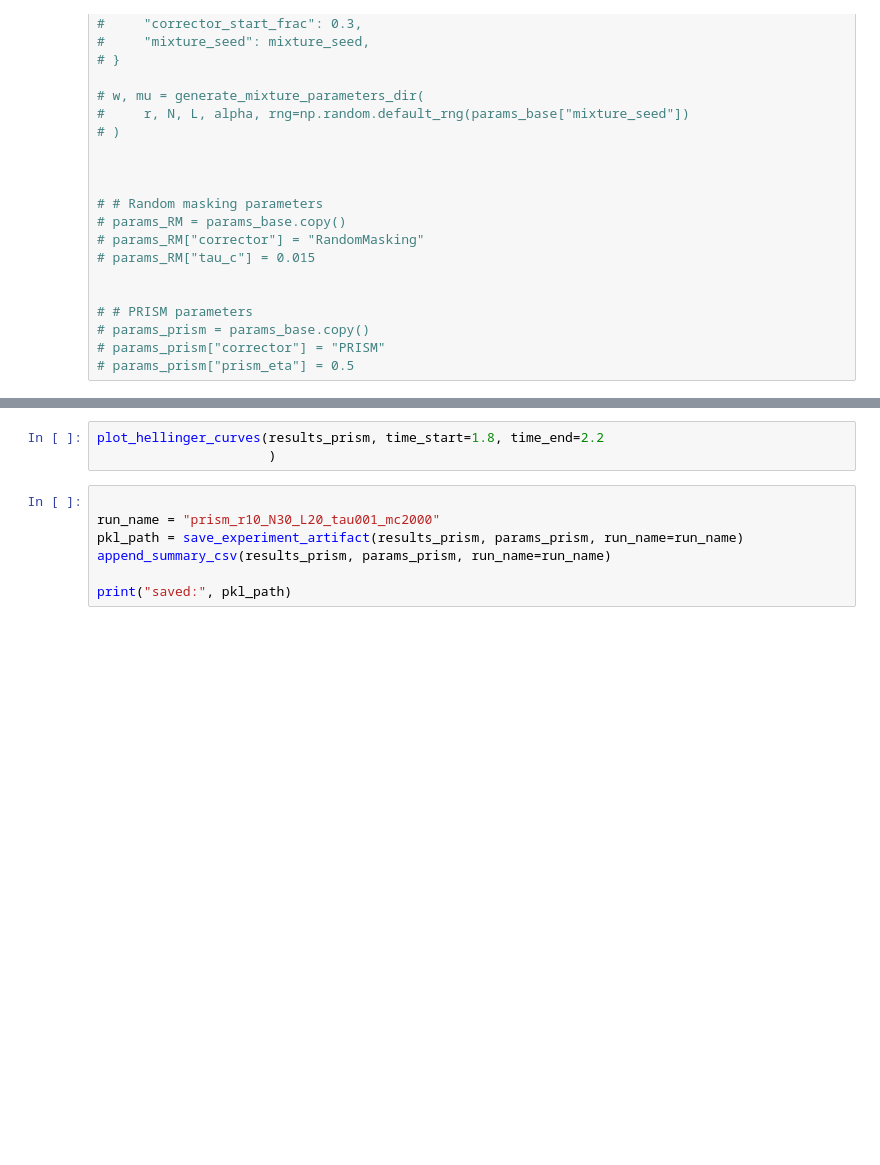
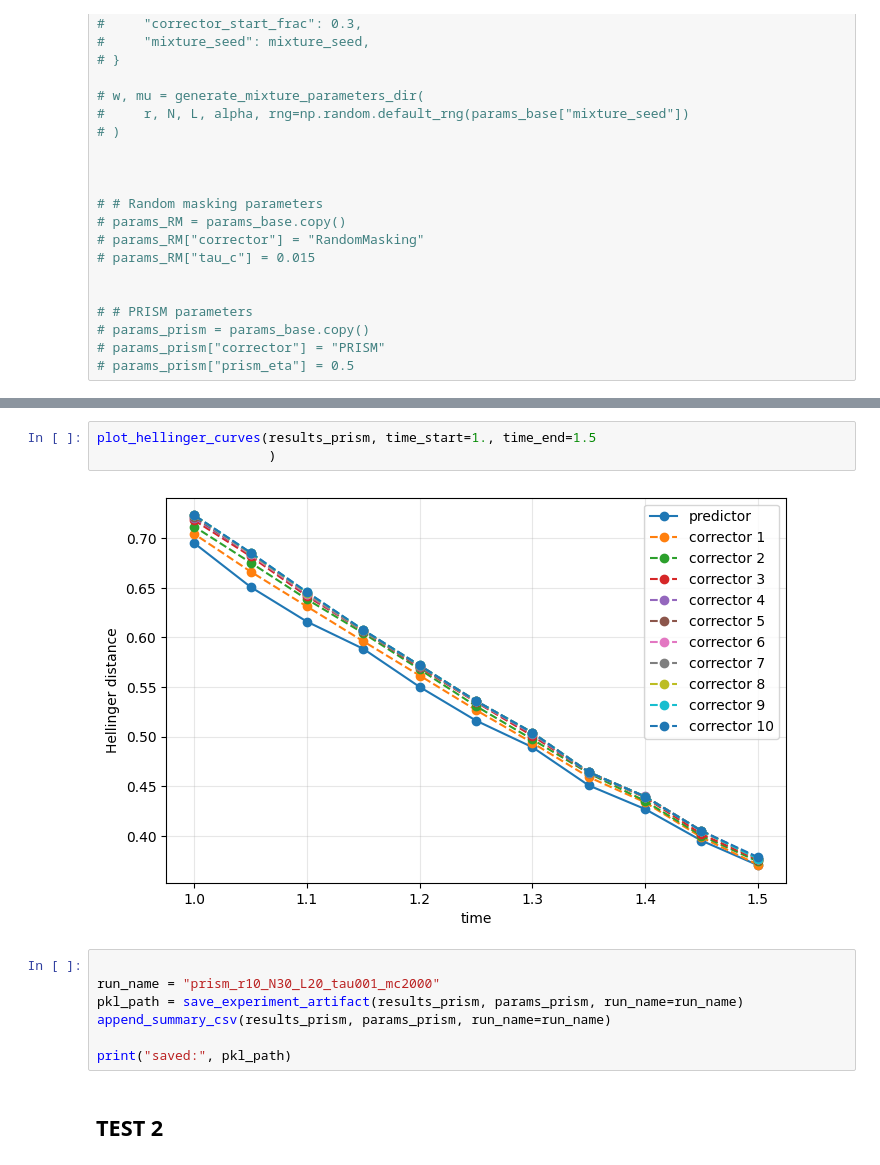
Before and after one commit to loren-ll/Correctors_Discrete_Diffusion, a Jupyter notebook: Adding_correctors.ipynb, the cells around one changed output, grey strips where cells are left out. Drawn from its saved outputs; the diff is of its cells as text; blank space fills up the shorter version.

```diff
--- a/Adding_correctors.ipynb
+++ b/Adding_correctors.ipynb
@@ -1593,6 +1755,8 @@ plot_hellinger_curves(
 # %%
-plot_hellinger_curves(results_prism, time_start=1.8, time_end=2.2
+plot_hellinger_curves(results_prism, time_start=1., time_end=1.5
                       )
+# %% [output]
+[figure, added]
 # %%
 
 run_name = "prism_r10_N30_L20_tau001_mc2000"
@@ -1600,3 +1764,5 @@ pkl_path = save_experiment_artifact(results_prism, params_prism, run_name=run_na
 append_summary_csv(results_prism, params_prism, run_name=run_name)
 
 print("saved:", pkl_path)
+# %% [markdown]
+## TEST 2
```
Also changed, not shown: parts of 26 cells of this notebook.
